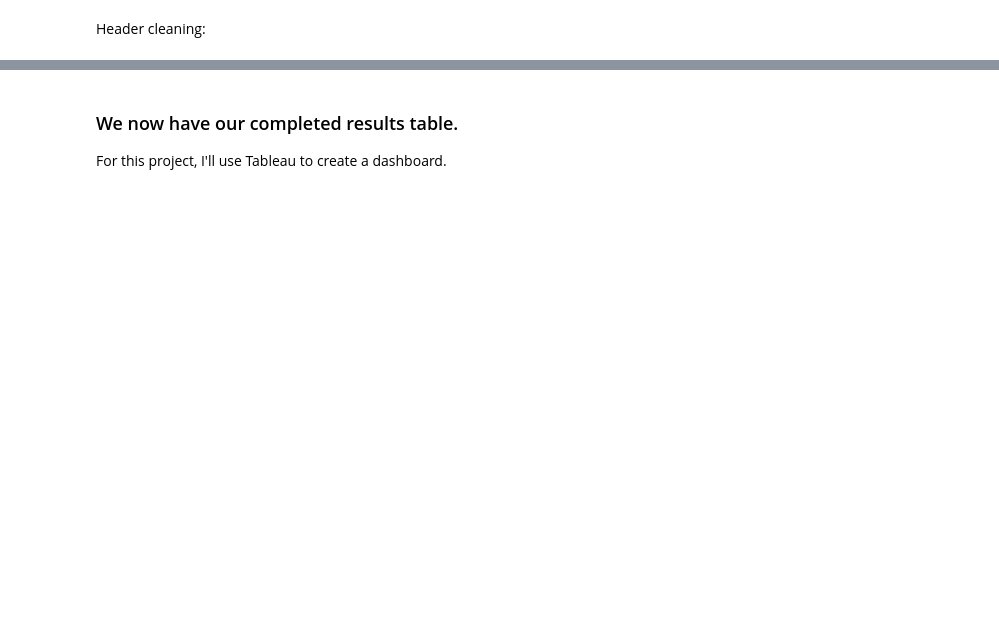
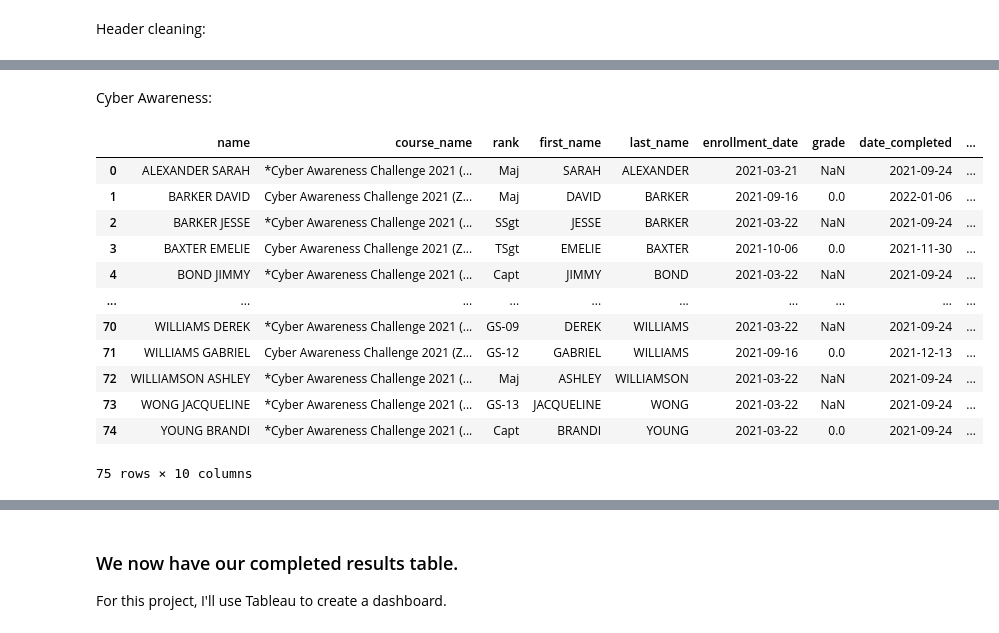
Before and after one commit to antonyebrown/Training_Status, a Jupyter notebook: Unit_Training_Status.ipynb, the cells around one changed output, grey strips where cells are left out. Cells and saved outputs as stored; diff of their text form; code cells hidden in the pictures; blank space fills up the shorter version.

```diff
--- a/Unit_Training_Status.ipynb
+++ b/Unit_Training_Status.ipynb
@@ -108,4 +110,4 @@ Swap first and last name order:
 # %%
-union.Name = union.Name.str.split(' ').map(lambda x : ' '.join(x[::-1]))
+union['Name'] = union[['Last Name', 'First Name']].apply(lambda x: ' '.join(x), axis=1)
 # %% [markdown]
 We need to add entries for every course, that way if someone hasn't started a course, they will show up as incomplete for our visualization:
@@ -201,0 +192,23 @@ memory usage: 456.7+ KB
+# %% [markdown]
+Cyber Awareness:
+# %%
+df = union[union['course_name'].str.contains('Cyber Awareness')]
+
+cyber_df = (df.sort_values(['name', 'due_date_1_yr'], ascending=[True, False]).drop_duplicates(['name']).reset_index(drop=True))
+
+cyber_df.drop(["due_date_2_yr", "due_date_3_yr"], axis = 1, inplace = True)
+cyber_df
+# %% [output]
+|  | name | course_name | rank | first_name | last_name | enrollment_date | grade | date_completed | ... |
+| 0 | ALEXANDER SARAH | *Cyber Awareness Challenge 2021 (... | Maj | SARAH | ALEXANDER | 2021-03-21 | NaN | 2021-09-24 | ... |
+| 1 | BARKER DAVID | Cyber Awareness Challenge 2021 (Z... | Maj | DAVID | BARKER | 2021-09-16 | 0.0 | 2022-01-06 | ... |
+| 2 | BARKER JESSE | *Cyber Awareness Challenge 2021 (... | SSgt | JESSE | BARKER | 2021-03-22 | NaN | 2021-09-24 | ... |
+| 3 | BAXTER EMELIE | Cyber Awareness Challenge 2021 (Z... | TSgt | EMELIE | BAXTER | 2021-10-06 | 0.0 | 2021-11-30 | ... |
+| 4 | BOND JIMMY | *Cyber Awareness Challenge 2021 (... | Capt | JIMMY | BOND | 2021-03-22 | NaN | 2021-09-24 | ... |
+| ... | ... | ... | ... | ... | ... | ... | ... | ... | ... |
+| 70 | WILLIAMS DEREK | *Cyber Awareness Challenge 2021 (... | GS-09 | DEREK | WILLIAMS | 2021-03-22 | NaN | 2021-09-24 | ... |
+| 71 | WILLIAMS GABRIEL | Cyber Awareness Challenge 2021 (Z... | GS-12 | GABRIEL | WILLIAMS | 2021-09-16 | 0.0 | 2021-12-13 | ... |
+| 72 | WILLIAMSON ASHLEY | *Cyber Awareness Challenge 2021 (... | Maj | ASHLEY | WILLIAMSON | 2021-03-22 | NaN | 2021-09-24 | ... |
+| 73 | WONG JACQUELINE | *Cyber Awareness Challenge 2021 (... | GS-13 | JACQUELINE | WONG | 2021-03-22 | NaN | 2021-09-24 | ... |
+| 74 | YOUNG BRANDI | *Cyber Awareness Challenge 2021 (... | Capt | BRANDI | YOUNG | 2021-03-22 | 0.0 | 2021-09-24 | ... |
+75 rows × 10 columns
```
Also changed, not shown: parts of 38 cells of this notebook, 14 other files.
